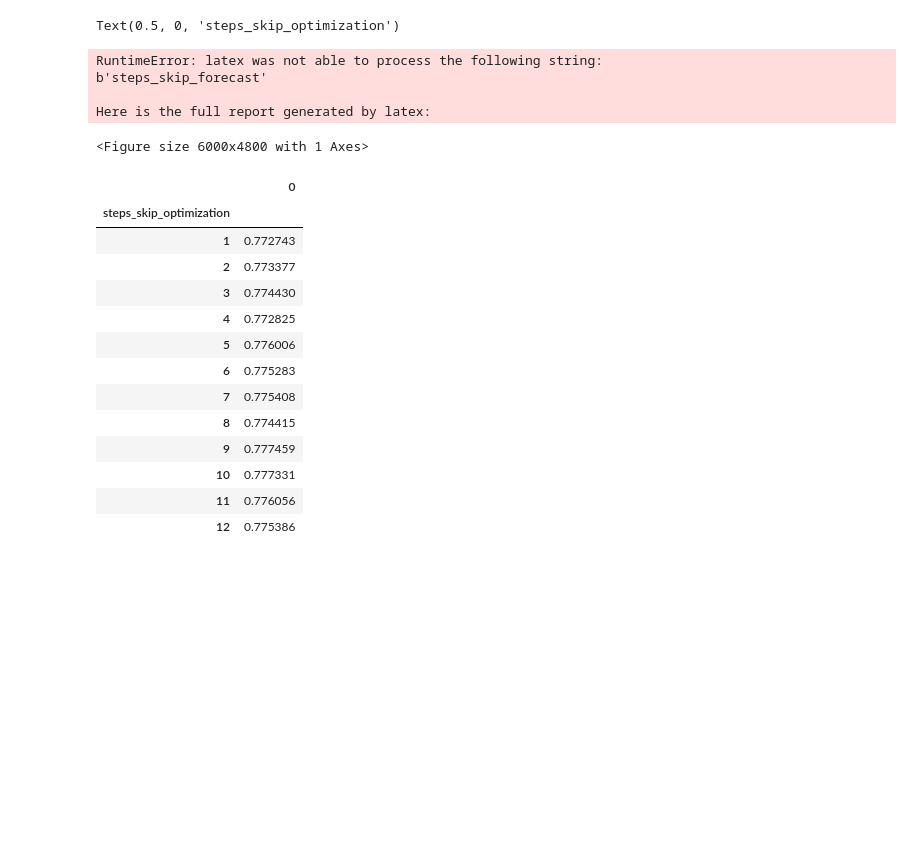
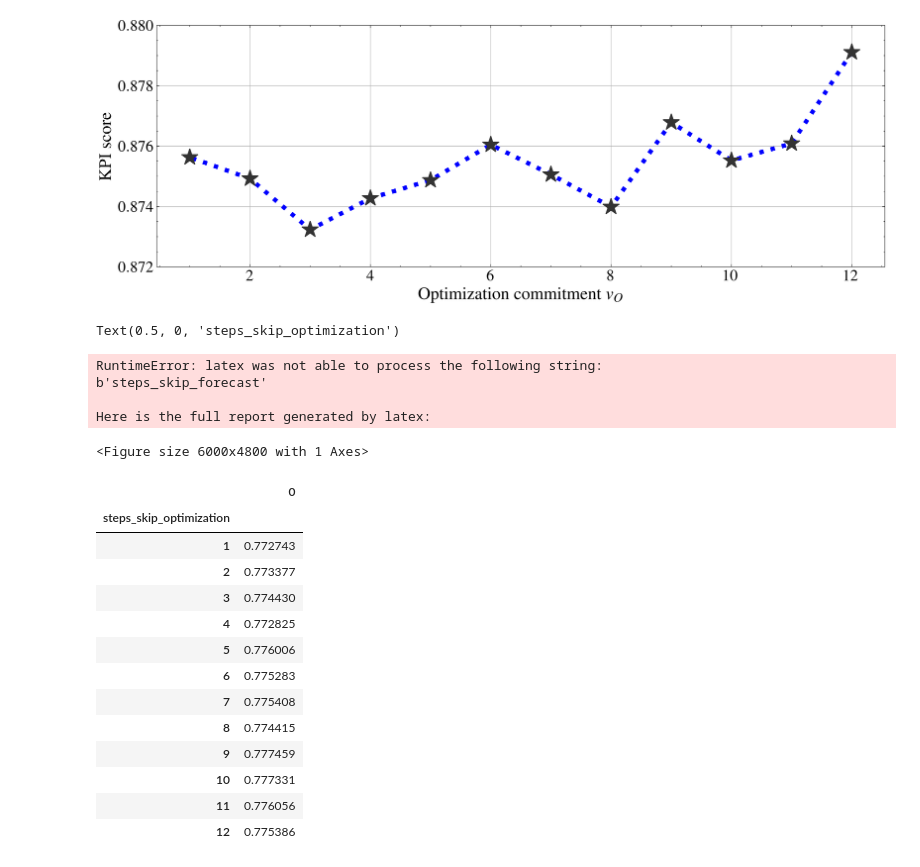
Before and after one commit to ujohn33/Predict-Optimize-Revise, a Jupyter notebook: notebooks/optimization/check_scores.stochastic.ipynb, the cells around one changed output. Drawn from its saved outputs; the diff is of its cells as text; code cells hidden in the pictures; blank space fills up the shorter version.

```diff
--- a/notebooks/optimization/check_scores.stochastic.ipynb
+++ b/notebooks/optimization/check_scores.stochastic.ipynb
@@ -70,0 +47,4 @@ df_pivot
+# %%
+df = pd.read_csv('results/opt_and_forecast_revision_study_12x12_phase3.csv')
+#df = df[df['phase'] == 3]
+df
@@ -71,3 +65,23 @@ df_pivot
+# %%
+# get a diagonal line
+plt.style.use(['science','ieee'])
+diag = np.diag(df)
+fig, ax = plt.subplots(1, 1, figsize=(15, 5))
+# plot the diagonal vs index of df
+ax.plot(df.steps_skip, df.tc, marker='*', linestyle='dotted',
+        linewidth=5, markersize=20, color='blue', markeredgecolor='#333333',  markerfacecolor='#333333')
+ax.tick_params(axis='x', labelsize=18)
+ax.tick_params(axis='y', labelsize=18)
+ax.grid()
+plt.xlabel('Optimization commitment $v_{O}$', fontsize=20)
+plt.ylabel('KPI score',  fontsize=20)
+# set range to 0.872 to 0.910
+ax.set_ylim(0.872, 0.88)  # set y-axis limits
+# add title
+#plt.title('Optimization scores on the Diagonal', fontsize=18)
+plt.show()
+# %% [output]
+[figure, added]
 # %%
 # 3D plot of the pivot table with plot_surface
 from mpl_toolkits.mplot3d import Axes3D
```
Also changed, not shown: parts of 6 cells of this notebook, 4 other files.
